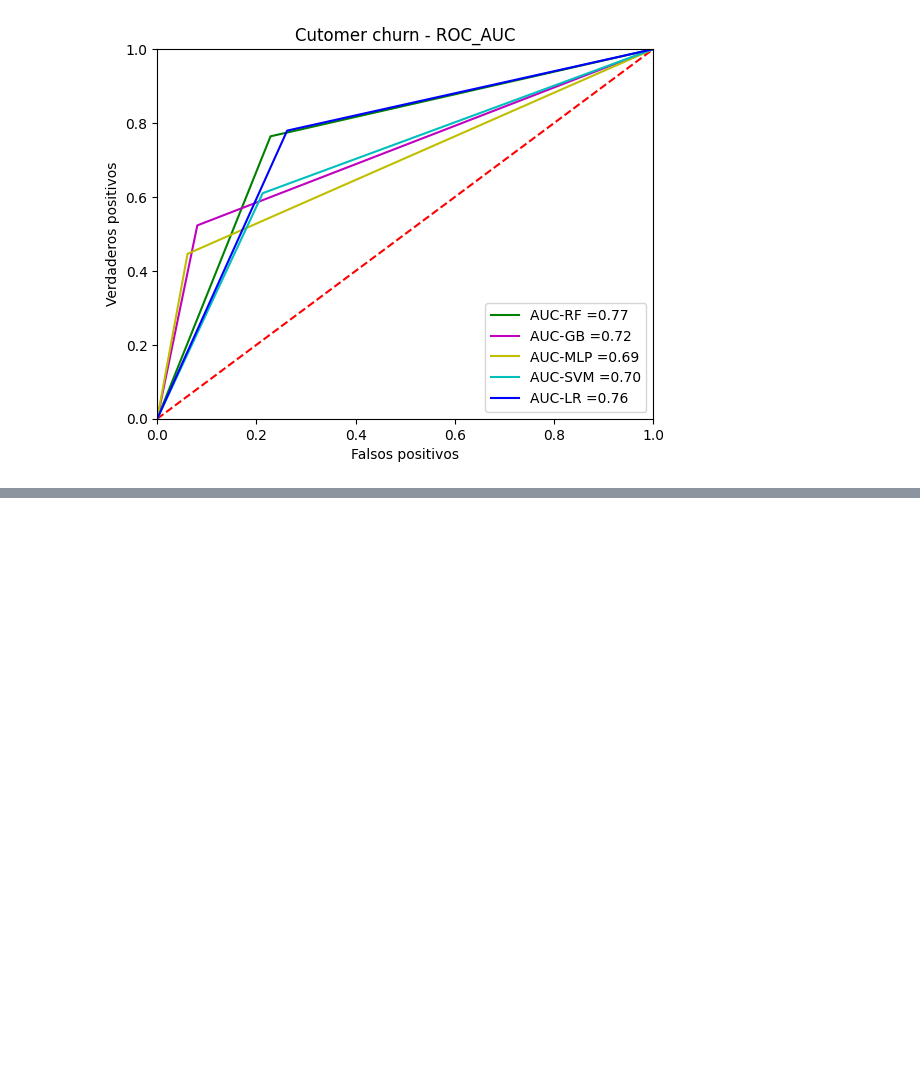
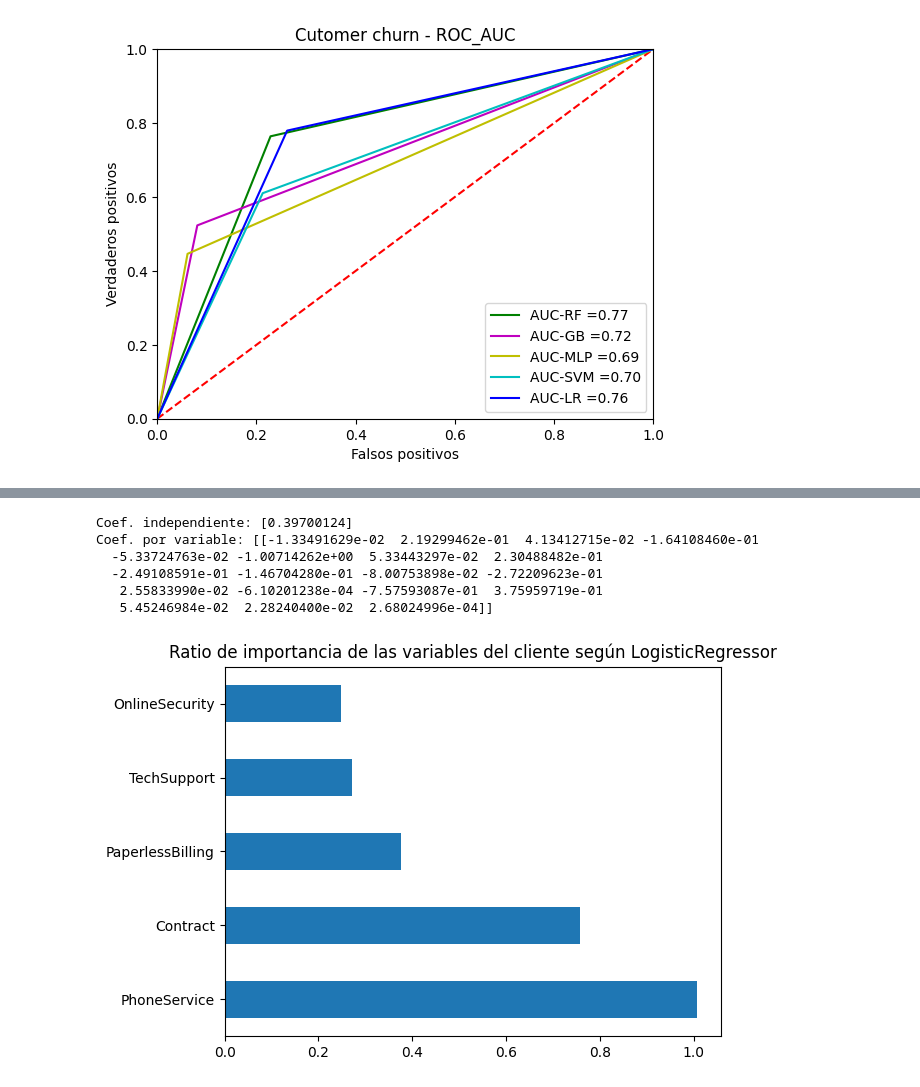
Before and after one commit to angel7005/ia, a Jupyter notebook: ns-4 - comparacion.ipynb, the cells around one changed output, grey strips where cells are left out. Drawn from its saved outputs; the diff is of its cells as text; code cells hidden in the pictures; blank space fills up the shorter version.

```diff
--- a/ns-4 - comparacion.ipynb
+++ b/ns-4 - comparacion.ipynb
@@ -218,0 +223,21 @@ plt.show()
+# %%
+print("Coef. independiente:",lr.intercept_)
+print("Coef. por variable:",lr.coef_)
+print()
+importancia = np.abs(lr.coef_[0]) #transformamos a una lista uni-dimensional
+importancia_norm = normalize(importancia[:,np.newaxis],
+axis=0).ravel()
+#Se representan las 5 más importantes según valor absoluto
+(pd.Series(importancia,
+index=X_train.columns).nlargest(5).plot(kind='barh'))
+plt.title("Ratio de importancia de las variables del cliente según LogisticRegressor")
+plt.show()
+print()
+# %% [output]
+Coef. independiente: [0.39700124]
+Coef. por variable: [[-1.33491629e-02  2.19299462e-01  4.13412715e-02 -1.64108460e-01
+  -5.33724763e-02 -1.00714262e+00  5.33443297e-02  2.30488482e-01
+  -2.49108591e-01 -1.46704280e-01 -8.00753898e-02 -2.72209623e-01
+   2.55833990e-02 -6.10201238e-04 -7.57593087e-01  3.75959719e-01
+   5.45246984e-02  2.28240400e-02  2.68024996e-04]]
+[figure, added]
```
Also changed, not shown: parts of 3 cells of this notebook, 2 other files.
